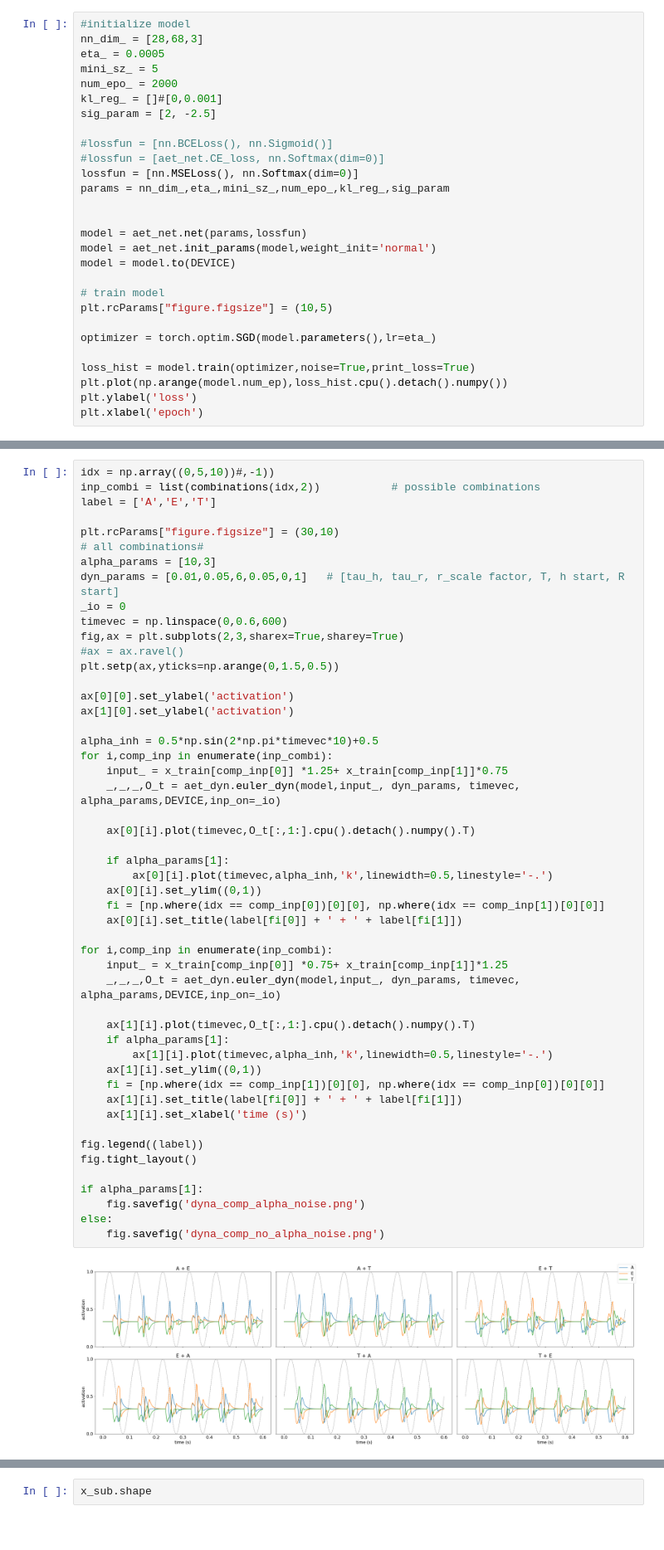
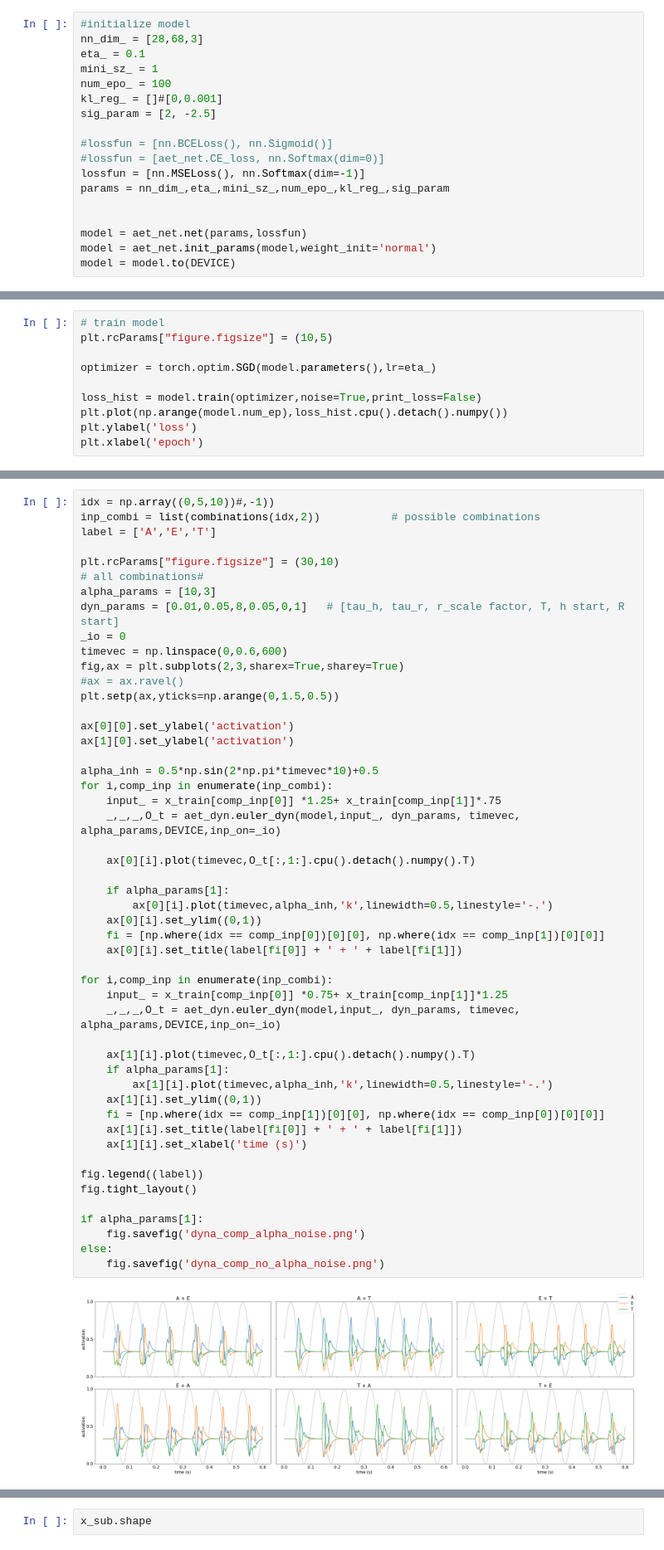
Before and after one commit to katduecker/dnn_osci, a Jupyter notebook: aet_pytorch/aet-train-3-stim-noise.ipynb, the cells around one changed output, grey strips where cells are left out. Shown at 83% size. Drawn from its saved outputs; the diff is of its cells as text.

```diff
--- a/aet_pytorch/aet-train-3-stim-noise.ipynb
+++ b/aet_pytorch/aet-train-3-stim-noise.ipynb
@@ -24,28 +24,18 @@ plt.rc('font',**font)
 # %%
 #initialize model
 nn_dim_ = [28,68,3]
-eta_ = 0.0005
-mini_sz_ = 5
-num_epo_ = 2000
+eta_ = 0.1
+mini_sz_ = 1
+num_epo_ = 100
 kl_reg_ = []#[0,0.001]
 sig_param = [2, -2.5]
 
 #lossfun = [nn.BCELoss(), nn.Sigmoid()]
 #lossfun = [aet_net.CE_loss, nn.Softmax(dim=0)]
-lossfun = [nn.MSELoss(), nn.Softmax(dim=0)]
+lossfun = [nn.MSELoss(), nn.Softmax(dim=-1)]
 params = nn_dim_,eta_,mini_sz_,num_epo_,kl_reg_,sig_param
 
 
 model = aet_net.net(params,lossfun)
 model = aet_net.init_params(model,weight_init='normal')
 model = model.to(DEVICE)
-
-# train model
-plt.rcParams["figure.figsize"] = (10,5)
-
-optimizer = torch.optim.SGD(model.parameters(),lr=eta_)
-
-loss_hist = model.train(optimizer,noise=True,print_loss=True)
-plt.plot(np.arange(model.num_ep),loss_hist.cpu().detach().numpy())
-plt.ylabel('loss')
-plt.xlabel('epoch')
@@ -71,0 +42,10 @@ Text(0.5, 0, 'epoch')
+# %%
+# train model
+plt.rcParams["figure.figsize"] = (10,5)
+
+optimizer = torch.optim.SGD(model.parameters(),lr=eta_)
+
+loss_hist = model.train(optimizer,noise=True,print_loss=False)
+plt.plot(np.arange(model.num_ep),loss_hist.cpu().detach().numpy())
+plt.ylabel('loss')
+plt.xlabel('epoch')
@@ -115,7 +98,7 @@ label = ['A','E','T']
 plt.rcParams["figure.figsize"] = (30,10)
 # all combinations#
 alpha_params = [10,3]
-dyn_params = [0.01,0.05,6,0.05,0,1]   # [tau_h, tau_r, r_scale factor, T, h start, R start]
+dyn_params = [0.01,0.05,8,0.05,0,1]   # [tau_h, tau_r, r_scale factor, T, h start, R start]
 _io = 0
 timevec = np.linspace(0,0.6,600)
 fig,ax = plt.subplots(2,3,sharex=True,sharey=True)
@@ -127,38 +110,38 @@ ax[1][0].set_ylabel('activation')
 
 alpha_inh = 0.5*np.sin(2*np.pi*timevec*10)+0.5
 for i,comp_inp in enumerate(inp_combi):
-    input_ = x_train[comp_inp[0]] *1.25+ x_train[comp_inp[1]]*0.75
+    input_ = x_train[comp_inp[0]] *1.25+ x_train[comp_inp[1]]*.75
     _,_,_,O_t = aet_dyn.euler_dyn(model,input_, dyn_params, timevec, alpha_params,DEVICE,inp_on=_io)
 
     ax[0][i].plot(timevec,O_t[:,1:].cpu().detach().numpy().T)
 
     if alpha_params[1]:
         ax[0][i].plot(timevec,alpha_inh,'k',linewidth=0.5,linestyle='-.')
     ax[0][i].set_ylim((0,1))
     fi = [np.where(idx == comp_inp[0])[0][0], np.where(idx == comp_inp[1])[0][0]]
     ax[0][i].set_title(label[fi[0]] + ' + ' + label[fi[1]])
 
 for i,comp_inp in enumerate(inp_combi):
     input_ = x_train[comp_inp[0]] *0.75+ x_train[comp_inp[1]]*1.25
     _,_,_,O_t = aet_dyn.euler_dyn(model,input_, dyn_params, timevec, alpha_params,DEVICE,inp_on=_io)
 
     ax[1][i].plot(timevec,O_t[:,1:].cpu().detach().numpy().T)
     if alpha_params[1]:
         ax[1][i].plot(timevec,alpha_inh,'k',linewidth=0.5,linestyle='-.')
     ax[1][i].set_ylim((0,1))
     fi = [np.where(idx == comp_inp[1])[0][0], np.where(idx == comp_inp[0])[0][0]]
     ax[1][i].set_title(label[fi[0]] + ' + ' + label[fi[1]])
     ax[1][i].set_xlabel('time (s)')
 
 fig.legend((label))
 fig.tight_layout()
 
 if alpha_params[1]:
     fig.savefig('dyna_comp_alpha_noise.png')
 else:
     fig.savefig('dyna_comp_no_alpha_noise.png')
 # %% [output]
-[figure, old version]
+[figure, new version]
 # %%
 plt.rcParams["figure.figsize"] = (20,10)
 
```
Also changed, not shown: parts of 4 cells of this notebook.
